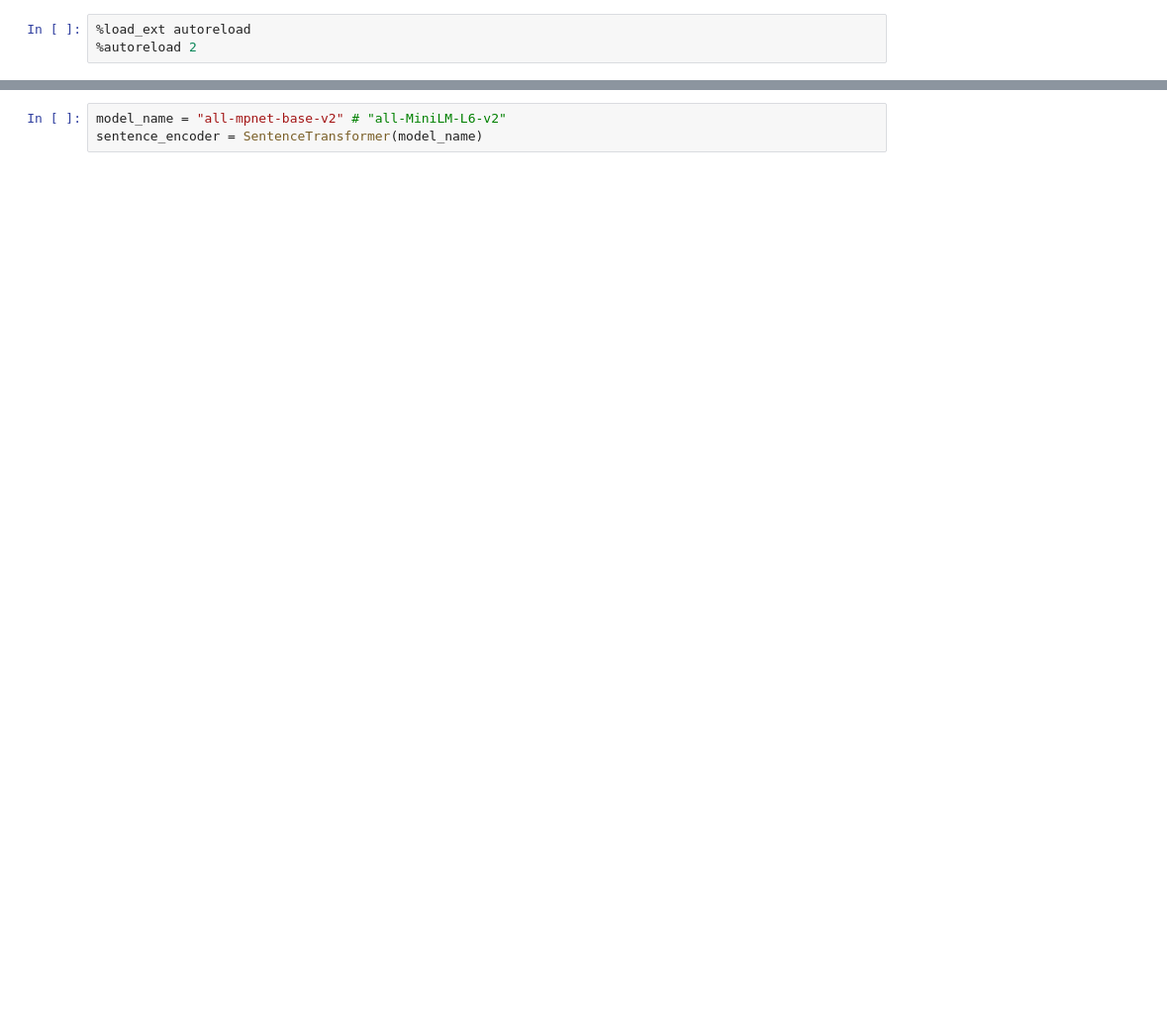
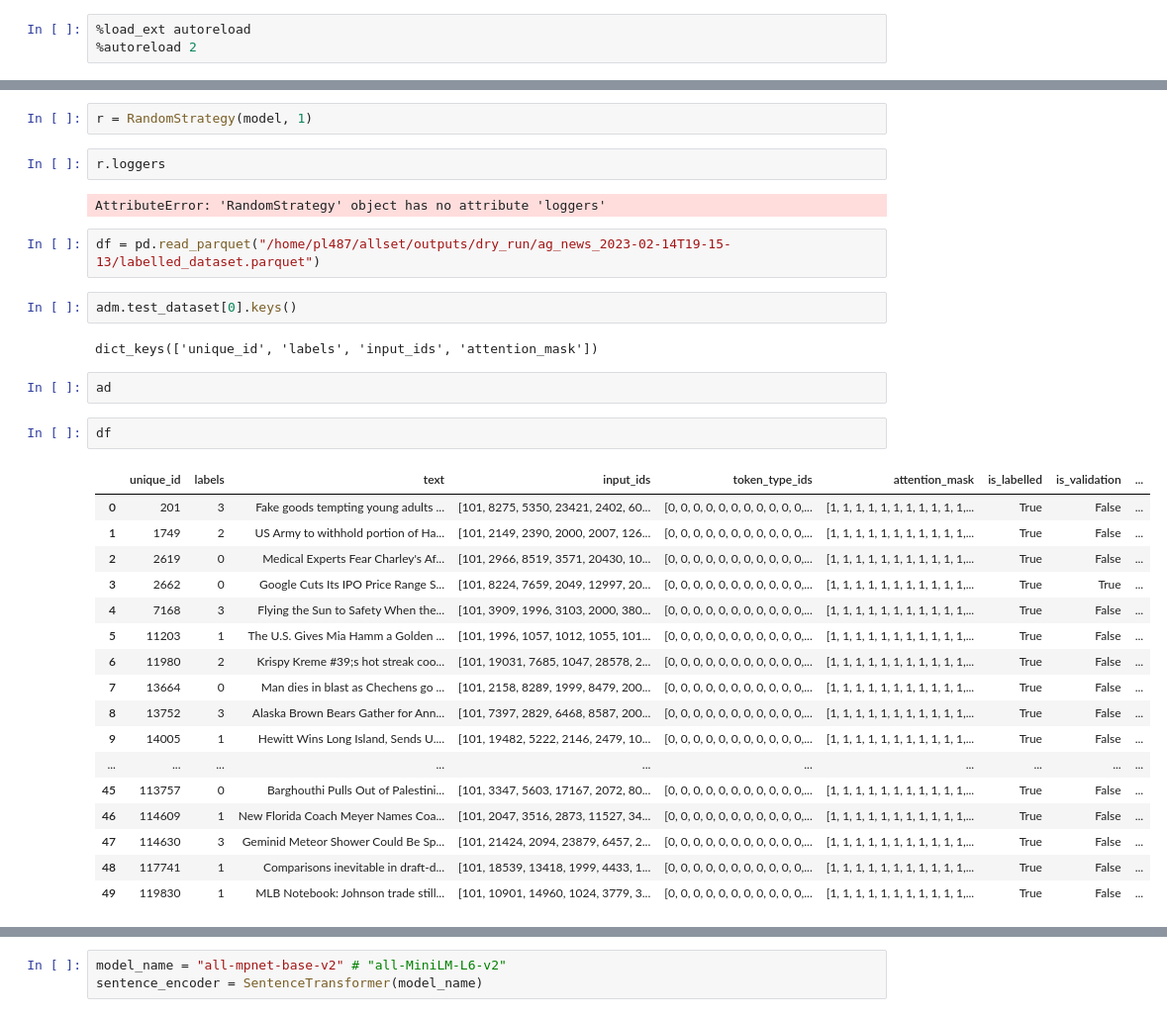
Before and after one commit to pietrolesci/anchoral, a Jupyter notebook: notebooks/civil_comments.ipynb, the cells around one changed output, grey strips where cells are left out. Shown at 99% size. Saved outputs shown, nothing was run; the diff lists cells and outputs as text; blank space fills up the shorter version.

```diff
--- a/notebooks/civil_comments.ipynb
+++ b/notebooks/civil_comments.ipynb
@@ -12,0 +127,34 @@ from src.data.datamodule import DataModule
+# %%
+r = RandomStrategy(model, 1)
+# %%
+r.loggers
+# %% [output]
+AttributeError: 'RandomStrategy' object has no attribute 'loggers'
+# %%
+df = pd.read_parquet("/home/pl487/allset/outputs/dry_run/ag_news_2023-02-14T19-15-13/labelled_dataset.parquet")
+# %%
+adm.test_dataset[0].keys()
+# %% [output]
+dict_keys(['unique_id', 'labels', 'input_ids', 'attention_mask'])
+# %%
+ad
+# %%
+df
+# %% [output]
+|  | unique_id | labels | text | input_ids | token_type_ids | attention_mask | is_labelled | is_validation | ... |
+| 0 | 201 | 3 | Fake goods tempting young adults ... | [101, 8275, 5350, 23421, 2402, 60... | [0, 0, 0, 0, 0, 0, 0, 0, 0, 0, 0,... | [1, 1, 1, 1, 1, 1, 1, 1, 1, 1, 1,... | True | False | ... |
+| 1 | 1749 | 2 | US Army to withhold portion of Ha... | [101, 2149, 2390, 2000, 2007, 126... | [0, 0, 0, 0, 0, 0, 0, 0, 0, 0, 0,... | [1, 1, 1, 1, 1, 1, 1, 1, 1, 1, 1,... | True | False | ... |
+| 2 | 2619 | 0 | Medical Experts Fear Charley's Af... | [101, 2966, 8519, 3571, 20430, 10... | [0, 0, 0, 0, 0, 0, 0, 0, 0, 0, 0,... | [1, 1, 1, 1, 1, 1, 1, 1, 1, 1, 1,... | True | False | ... |
+| 3 | 2662 | 0 | Google Cuts Its IPO Price Range S... | [101, 8224, 7659, 2049, 12997, 20... | [0, 0, 0, 0, 0, 0, 0, 0, 0, 0, 0,... | [1, 1, 1, 1, 1, 1, 1, 1, 1, 1, 1,... | True | True | ... |
+| 4 | 7168 | 3 | Flying the Sun to Safety When the... | [101, 3909, 1996, 3103, 2000, 380... | [0, 0, 0, 0, 0, 0, 0, 0, 0, 0, 0,... | [1, 1, 1, 1, 1, 1, 1, 1, 1, 1, 1,... | True | False | ... |
+| 5 | 11203 | 1 | The U.S. Gives Mia Hamm a Golden ... | [101, 1996, 1057, 1012, 1055, 101... | [0, 0, 0, 0, 0, 0, 0, 0, 0, 0, 0,... | [1, 1, 1, 1, 1, 1, 1, 1, 1, 1, 1,... | True | False | ... |
+| 6 | 11980 | 2 | Krispy Kreme #39;s hot streak coo... | [101, 19031, 7685, 1047, 28578, 2... | [0, 0, 0, 0, 0, 0, 0, 0, 0, 0, 0,... | [1, 1, 1, 1, 1, 1, 1, 1, 1, 1, 1,... | True | False | ... |
+| 7 | 13664 | 0 | Man dies in blast as Chechens go ... | [101, 2158, 8289, 1999, 8479, 200... | [0, 0, 0, 0, 0, 0, 0, 0, 0, 0, 0,... | [1, 1, 1, 1, 1, 1, 1, 1, 1, 1, 1,... | True | False | ... |
+| 8 | 13752 | 3 | Alaska Brown Bears Gather for Ann... | [101, 7397, 2829, 6468, 8587, 200... | [0, 0, 0, 0, 0, 0, 0, 0, 0, 0, 0,... | [1, 1, 1, 1, 1, 1, 1, 1, 1, 1, 1,... | True | False | ... |
+| 9 | 14005 | 1 | Hewitt Wins Long Island, Sends U.... | [101, 19482, 5222, 2146, 2479, 10... | [0, 0, 0, 0, 0, 0, 0, 0, 0, 0, 0,... | [1, 1, 1, 1, 1, 1, 1, 1, 1, 1, 1,... | True | False | ... |
+| ... | ... | ... | ... | ... | ... | ... | ... | ... | ... |
+| 45 | 113757 | 0 | Barghouthi Pulls Out of Palestini... | [101, 3347, 5603, 17167, 2072, 80... | [0, 0, 0, 0, 0, 0, 0, 0, 0, 0, 0,... | [1, 1, 1, 1, 1, 1, 1, 1, 1, 1, 1,... | True | False | ... |
+| 46 | 114609 | 1 | New Florida Coach Meyer Names Coa... | [101, 2047, 3516, 2873, 11527, 34... | [0, 0, 0, 0, 0, 0, 0, 0, 0, 0, 0,... | [1, 1, 1, 1, 1, 1, 1, 1, 1, 1, 1,... | True | False | ... |
+| 47 | 114630 | 3 | Geminid Meteor Shower Could Be Sp... | [101, 21424, 2094, 23879, 6457, 2... | [0, 0, 0, 0, 0, 0, 0, 0, 0, 0, 0,... | [1, 1, 1, 1, 1, 1, 1, 1, 1, 1, 1,... | True | False | ... |
+| 48 | 117741 | 1 | Comparisons inevitable in draft-d... | [101, 18539, 13418, 1999, 4433, 1... | [0, 0, 0, 0, 0, 0, 0, 0, 0, 0, 0,... | [1, 1, 1, 1, 1, 1, 1, 1, 1, 1, 1,... | True | False | ... |
+| 49 | 119830 | 1 | MLB Notebook: Johnson trade still... | [101, 10901, 14960, 1024, 3779, 3... | [0, 0, 0, 0, 0, 0, 0, 0, 0, 0, 0,... | [1, 1, 1, 1, 1, 1, 1, 1, 1, 1, 1,... | True | False | ... |
```
Also changed, not shown: parts of 43 cells of this notebook, 8 other files.
